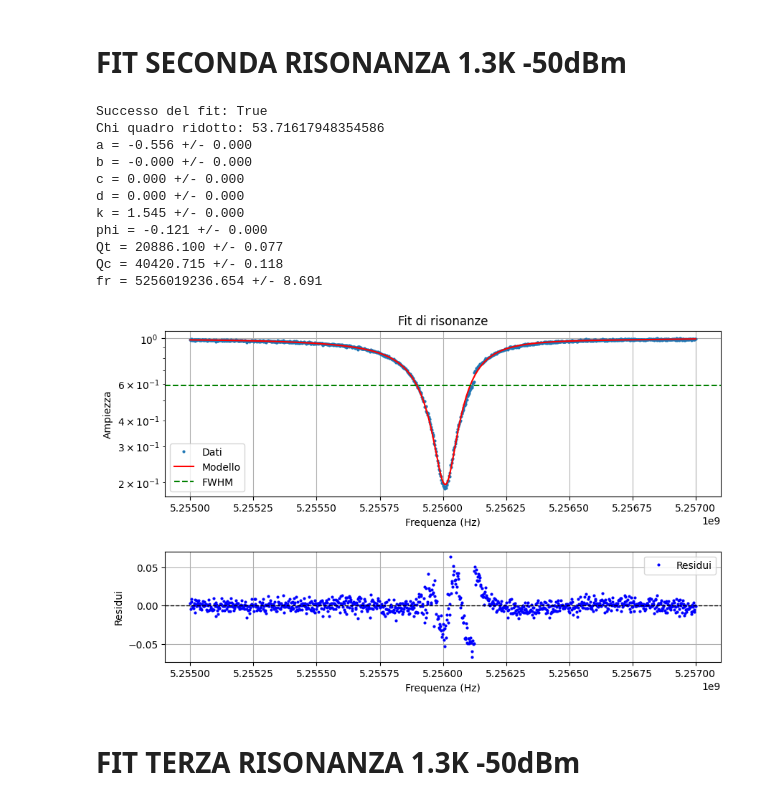
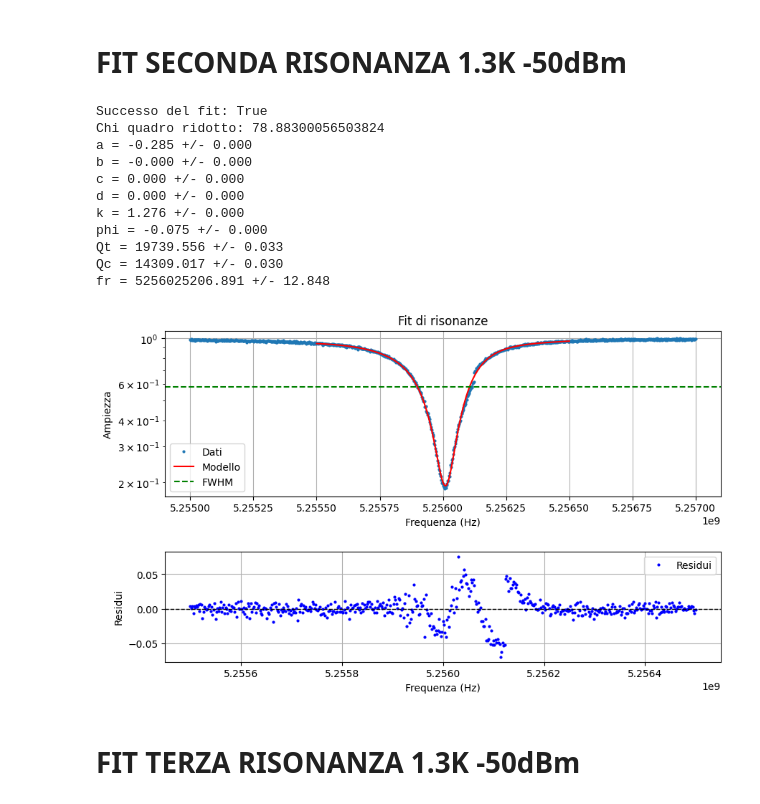
Before and after one commit to biqute/QTLab2425, a Jupyter notebook: 2Dqubit/presa_dati/Fit_1.3K/fit_1.3K.ipynb, the cells around one changed output. Drawn from its saved outputs; the diff is of its cells as text; code cells hidden in the pictures.

```diff
--- a/2Dqubit/presa_dati/Fit_1.3K/fit_1.3K.ipynb
+++ b/2Dqubit/presa_dati/Fit_1.3K/fit_1.3K.ipynb
@@ -26,6 +26,6 @@ initial_params = {
 }
 
 
-fr, qc, qt, a, b, c, d, k, phi = resonance_fit.fit(file_path, initial_params=initial_params)
+fr, qc, qt, a, b, c, d, k, phi = resonance_fit.fit_cut(file_path, None, None, 4.39450e9, 4.39535e9, initial_params=initial_params)
 # %% [output]
 Successo del fit: True
@@ -45,35 +45,35 @@ fr = 4394892726.599 +/- 19.184
 # %%
 file_path = f"Cavity_resonances_1.3K/res2-50dBm.txt"
 
 
 initial_params = {
     'a': 1,  # Ultimo valore di fr ottenuto
     'b': 10e-9,  # Ultimo valore di Qc ottenuto
     'c': 10e-18,       # Impostazione predefinita per c, d, k, phi, Qt, Qc, fr
     'd': 10e-27,
     'k': 2.5,
     'phi': 0.42,
     'Qt': 10000,
     'Qc': 75000,
     'fr': 5809178611  # Ultima frequenza di risonanza come valore iniziale
 }
 
 
 
-fr, qc, qt, a, b, c, d, k, phi = resonance_fit.fit(file_path, initial_params=initial_params)
+fr, qc, qt, a, b, c, d, k, phi = resonance_fit.fit_cut(file_path, None, None, 5.2555e9, 5.2565e9, initial_params=initial_params)
 # %% [output]
 Successo del fit: True
-Chi quadro ridotto: 53.71617948354586
-a = -0.556 +/- 0.000
+Chi quadro ridotto: 78.88300056503824
+a = -0.285 +/- 0.000
 b = -0.000 +/- 0.000
 c = 0.000 +/- 0.000
 d = 0.000 +/- 0.000
-k = 1.545 +/- 0.000
-phi = -0.121 +/- 0.000
-Qt = 20886.100 +/- 0.077
-Qc = 40420.715 +/- 0.118
-fr = 5256019236.654 +/- 8.691
+k = 1.276 +/- 0.000
+phi = -0.075 +/- 0.000
+Qt = 19739.556 +/- 0.033
+Qc = 14309.017 +/- 0.030
+fr = 5256025206.891 +/- 12.848
-[figure, old version]
+[figure, new version]
 # %% [markdown]
 # FIT TERZA RISONANZA 1.3K -50dBm
 # %%
```
Also changed, not shown: parts of 3 cells of this notebook.
